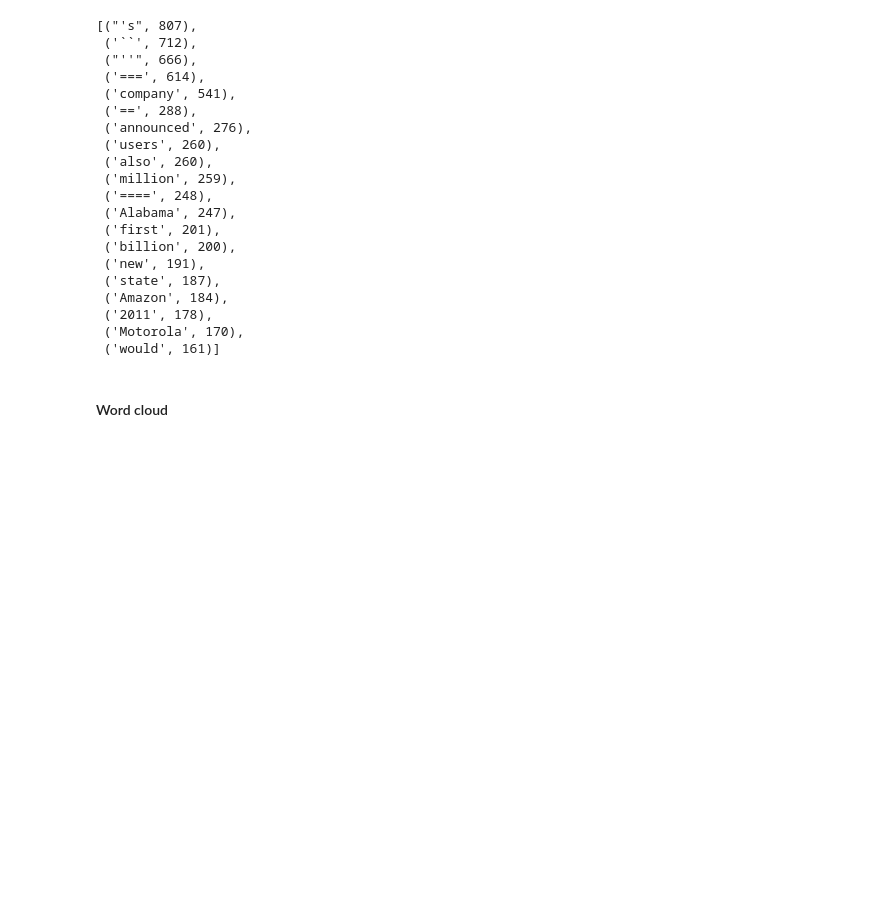
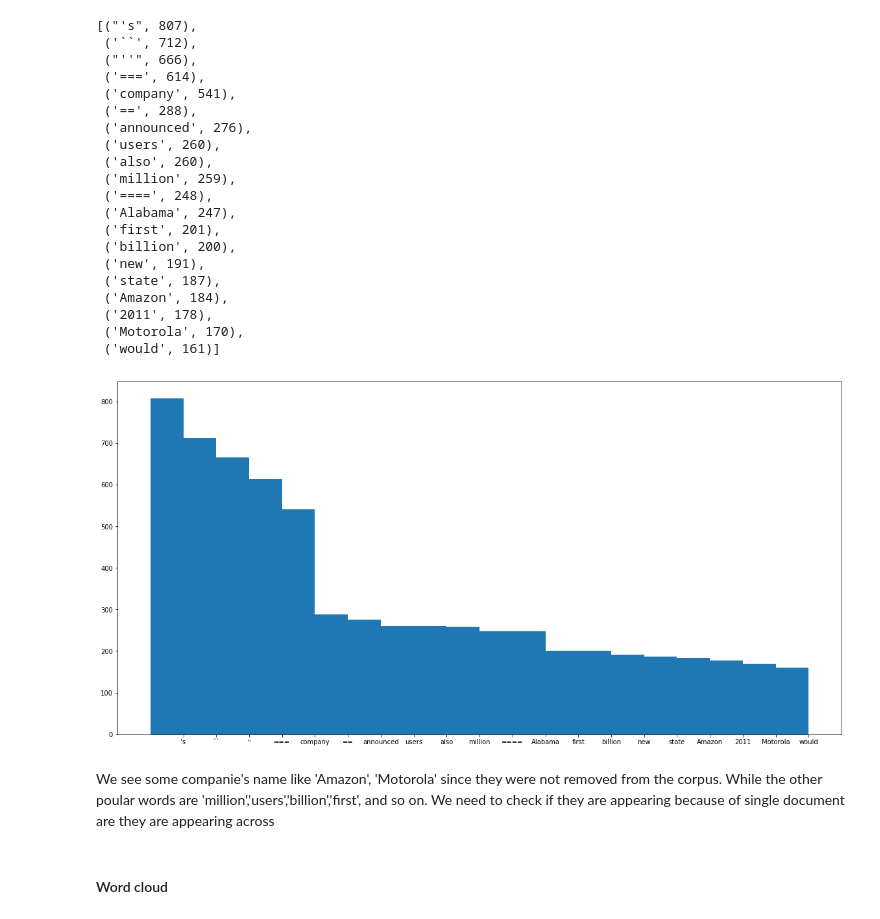
Before and after one commit to Murugesan108/Wikipedia-TextAnalysis, a Jupyter notebook: Wikipedia - Text Mining.ipynb, the cells around one changed output. Drawn from its saved outputs; the diff is of its cells as text; code cells hidden in the pictures; blank space fills up the shorter version.

Commit message:
More pre-processing and visuals
Adding wordtokenizer, sentencetokenizer, bow, tf-idf word representations

```diff
--- a/Wikipedia - Text Mining.ipynb
+++ b/Wikipedia - Text Mining.ipynb
@@ -61,5 +65,22 @@ token_freq.most_common(20)
  ('2011', 178),
  ('Motorola', 170),
  ('would', 161)]
+# %%
+#https://stackoverflow.com/questions/19198920/using-counter-in-python-to-build-histogram
+
+labels, values = zip(*token_freq.most_common(20))
+
+indexes = np.arange(len(labels))
+width = 1
+# %%
+#Setting up the plot
+plt.figure(figsize=(20,10))
+plt.bar(indexes, values, width)
+plt.xticks(indexes + width * 0.5, labels)
+plt.show()
+# %% [output]
+[figure, added]
+# %% [markdown]
+We see some companie's name like 'Amazon', 'Motorola' since they were not removed from the corpus. While the other poular words are 'million','users','billion','first', and so on. We need to check if they are appearing because of single document are they are appearing across
 # %% [markdown]
 #### Word cloud
```
Also changed, not shown: parts of 28 cells of this notebook.
